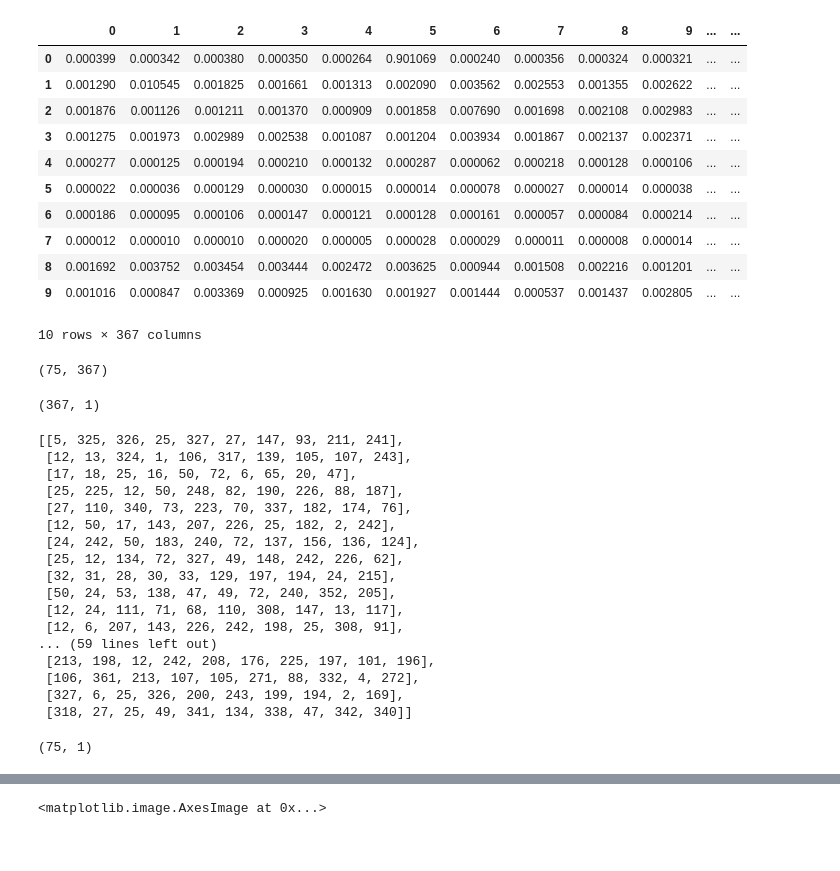
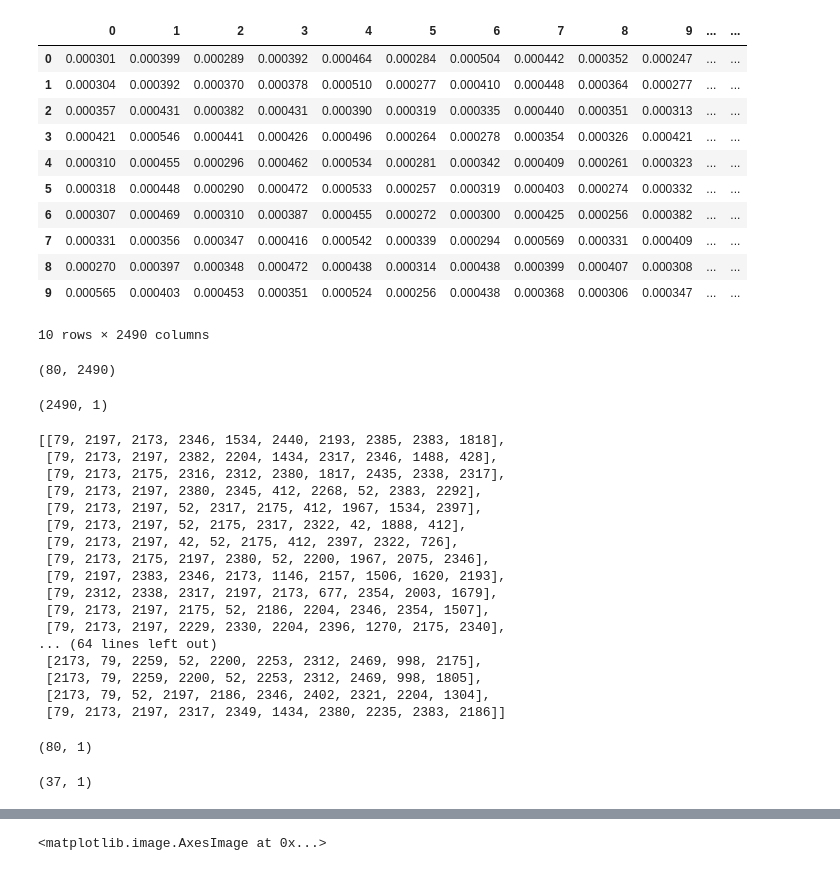
Before and after one commit to dtsbourg/BiFocalE, a Jupyter notebook: notebook/Inspect Predictions - Method Naming.ipynb, the cells around one changed output, grey strips where cells are left out. Cells and saved outputs as stored; diff of their text form; code cells hidden in the pictures.

```diff
--- a/notebook/Inspect Predictions - Method Naming.ipynb
+++ b/notebook/Inspect Predictions - Method Naming.ipynb
@@ -5,28 +10,28 @@ import pandas as pd
 # %%
 #path = '../../bert-cmp/bert/'
-path = '../sparse/'
+path = '../large-corpus/'
 # %%
-results_df = pd.read_csv(path+'cls_output/test_results.tsv', header=None, sep='\t')
+results_df = pd.read_csv(path+'cls_output-finetune/test_results.tsv', header=None, sep='\t')
 results_df.head(10)
 # %% [output]
 |  | 0 | 1 | 2 | 3 | 4 | 5 | 6 | 7 | 8 | 9 | ... | ... |
-| 0 | 0.000399 | 0.000342 | 0.000380 | 0.000350 | 0.000264 | 0.901069 | 0.000240 | 0.000356 | 0.000324 | 0.000321 | ... | ... |
-| 1 | 0.001290 | 0.010545 | 0.001825 | 0.001661 | 0.001313 | 0.002090 | 0.003562 | 0.002553 | 0.001355 | 0.002622 | ... | ... |
-| 2 | 0.001876 | 0.001126 | 0.001211 | 0.001370 | 0.000909 | 0.001858 | 0.007690 | 0.001698 | 0.002108 | 0.002983 | ... | ... |
-| 3 | 0.001275 | 0.001973 | 0.002989 | 0.002538 | 0.001087 | 0.001204 | 0.003934 | 0.001867 | 0.002137 | 0.002371 | ... | ... |
-| 4 | 0.000277 | 0.000125 | 0.000194 | 0.000210 | 0.000132 | 0.000287 | 0.000062 | 0.000218 | 0.000128 | 0.000106 | ... | ... |
-| 5 | 0.000022 | 0.000036 | 0.000129 | 0.000030 | 0.000015 | 0.000014 | 0.000078 | 0.000027 | 0.000014 | 0.000038 | ... | ... |
-| 6 | 0.000186 | 0.000095 | 0.000106 | 0.000147 | 0.000121 | 0.000128 | 0.000161 | 0.000057 | 0.000084 | 0.000214 | ... | ... |
-| 7 | 0.000012 | 0.000010 | 0.000010 | 0.000020 | 0.000005 | 0.000028 | 0.000029 | 0.000011 | 0.000008 | 0.000014 | ... | ... |
-| 8 | 0.001692 | 0.003752 | 0.003454 | 0.003444 | 0.002472 | 0.003625 | 0.000944 | 0.001508 | 0.002216 | 0.001201 | ... | ... |
-| 9 | 0.001016 | 0.000847 | 0.003369 | 0.000925 | 0.001630 | 0.001927 | 0.001444 | 0.000537 | 0.001437 | 0.002805 | ... | ... |
+| 0 | 0.000301 | 0.000399 | 0.000289 | 0.000392 | 0.000464 | 0.000284 | 0.000504 | 0.000442 | 0.000352 | 0.000247 | ... | ... |
+| 1 | 0.000304 | 0.000392 | 0.000370 | 0.000378 | 0.000510 | 0.000277 | 0.000410 | 0.000448 | 0.000364 | 0.000277 | ... | ... |
+| 2 | 0.000357 | 0.000431 | 0.000382 | 0.000431 | 0.000390 | 0.000319 | 0.000335 | 0.000440 | 0.000351 | 0.000313 | ... | ... |
+| 3 | 0.000421 | 0.000546 | 0.000441 | 0.000426 | 0.000496 | 0.000264 | 0.000278 | 0.000354 | 0.000326 | 0.000421 | ... | ... |
+| 4 | 0.000310 | 0.000455 | 0.000296 | 0.000462 | 0.000534 | 0.000281 | 0.000342 | 0.000409 | 0.000261 | 0.000323 | ... | ... |
+| 5 | 0.000318 | 0.000448 | 0.000290 | 0.000472 | 0.000533 | 0.000257 | 0.000319 | 0.000403 | 0.000274 | 0.000332 | ... | ... |
+| 6 | 0.000307 | 0.000469 | 0.000310 | 0.000387 | 0.000455 | 0.000272 | 0.000300 | 0.000425 | 0.000256 | 0.000382 | ... | ... |
+| 7 | 0.000331 | 0.000356 | 0.000347 | 0.000416 | 0.000542 | 0.000339 | 0.000294 | 0.000569 | 0.000331 | 0.000409 | ... | ... |
+| 8 | 0.000270 | 0.000397 | 0.000348 | 0.000472 | 0.000438 | 0.000314 | 0.000438 | 0.000399 | 0.000407 | 0.000308 | ... | ... |
+| 9 | 0.000565 | 0.000403 | 0.000453 | 0.000351 | 0.000524 | 0.000256 | 0.000438 | 0.000368 | 0.000306 | 0.000347 | ... | ... |
-10 rows × 367 columns
+10 rows × 2490 columns
 # %%
 results_df.shape
 # %% [output]
-(75, 367)
+(80, 2490)
 # %%
-vocab_label_df = pd.read_csv(path+'sparse_fname2_vocab-label.txt', header=None)
+vocab_label_df = pd.read_csv(path+'label_vocab.csv', header=None)
 vocab_label_df.shape
 # %% [output]
-(367, 1)
+(2490, 1)
@@ -41,25 +44,30 @@ for idx, row in results_df.iterrows():
 # %%
 preds
 # %% [output]
-[[5, 325, 326, 25, 327, 27, 147, 93, 211, 241],
- [12, 13, 324, 1, 106, 317, 139, 105, 107, 243],
- [17, 18, 25, 16, 50, 72, 6, 65, 20, 47],
- [25, 225, 12, 50, 248, 82, 190, 226, 88, 187],
- [27, 110, 340, 73, 223, 70, 337, 182, 174, 76],
- [12, 50, 17, 143, 207, 226, 25, 182, 2, 242],
- [24, 242, 50, 183, 240, 72, 137, 156, 136, 124],
- [25, 12, 134, 72, 327, 49, 148, 242, 226, 62],
- [32, 31, 28, 30, 33, 129, 197, 194, 24, 215],
- [50, 24, 53, 138, 47, 49, 72, 240, 352, 205],
- [12, 24, 111, 71, 68, 110, 308, 147, 13, 117],
- [12, 6, 207, 143, 226, 242, 198, 25, 308, 91],
-... (59 lines left out)
- [213, 198, 12, 242, 208, 176, 225, 197, 101, 196],
- [106, 361, 213, 107, 105, 271, 88, 332, 4, 272],
- [327, 6, 25, 326, 200, 243, 199, 194, 2, 169],
- [318, 27, 25, 49, 341, 134, 338, 47, 342, 340]]
+[[79, 2197, 2173, 2346, 1534, 2440, 2193, 2385, 2383, 1818],
+ [79, 2173, 2197, 2382, 2204, 1434, 2317, 2346, 1488, 428],
+ [79, 2173, 2175, 2316, 2312, 2380, 1817, 2435, 2338, 2317],
+ [79, 2173, 2197, 2380, 2345, 412, 2268, 52, 2383, 2292],
+ [79, 2173, 2197, 52, 2317, 2175, 412, 1967, 1534, 2397],
+ [79, 2173, 2197, 52, 2175, 2317, 2322, 42, 1888, 412],
+ [79, 2173, 2197, 42, 52, 2175, 412, 2397, 2322, 726],
+ [79, 2173, 2175, 2197, 2380, 52, 2200, 1967, 2075, 2346],
+ [79, 2197, 2383, 2346, 2173, 1146, 2157, 1506, 1620, 2193],
+ [79, 2312, 2338, 2317, 2197, 2173, 677, 2354, 2003, 1679],
+ [79, 2173, 2197, 2175, 52, 2186, 2204, 2346, 2354, 1507],
+ [79, 2173, 2197, 2229, 2330, 2204, 2396, 1270, 2175, 2340],
+... (64 lines left out)
+ [2173, 79, 2259, 52, 2200, 2253, 2312, 2469, 998, 2175],
+ [2173, 79, 2259, 2200, 52, 2253, 2312, 2469, 998, 1805],
+ [2173, 79, 52, 2197, 2186, 2346, 2402, 2321, 2204, 1304],
+ [79, 2173, 2197, 2317, 2349, 1434, 2380, 2235, 2383, 2186]]
 # %%
-label_df = pd.read_csv(path+'sparse_fname_split_magret_label_val.txt', header=None)
-label_df.shape
+label_keras_df = pd.read_csv(path+'keras_cls_split_magret_label_val.txt', header=None)
+label_keras_df.shape
 # %% [output]
-(75, 1)
+(80, 1)
+# %%
+label_pytorch_df = pd.read_csv(path+'pytorch_cls_split_magret_label_val.txt', header=None)
+label_pytorch_df.shape
+# %% [output]
+(37, 1)
```
Also changed, not shown: parts of 27 cells of this notebook, 3 other files.
